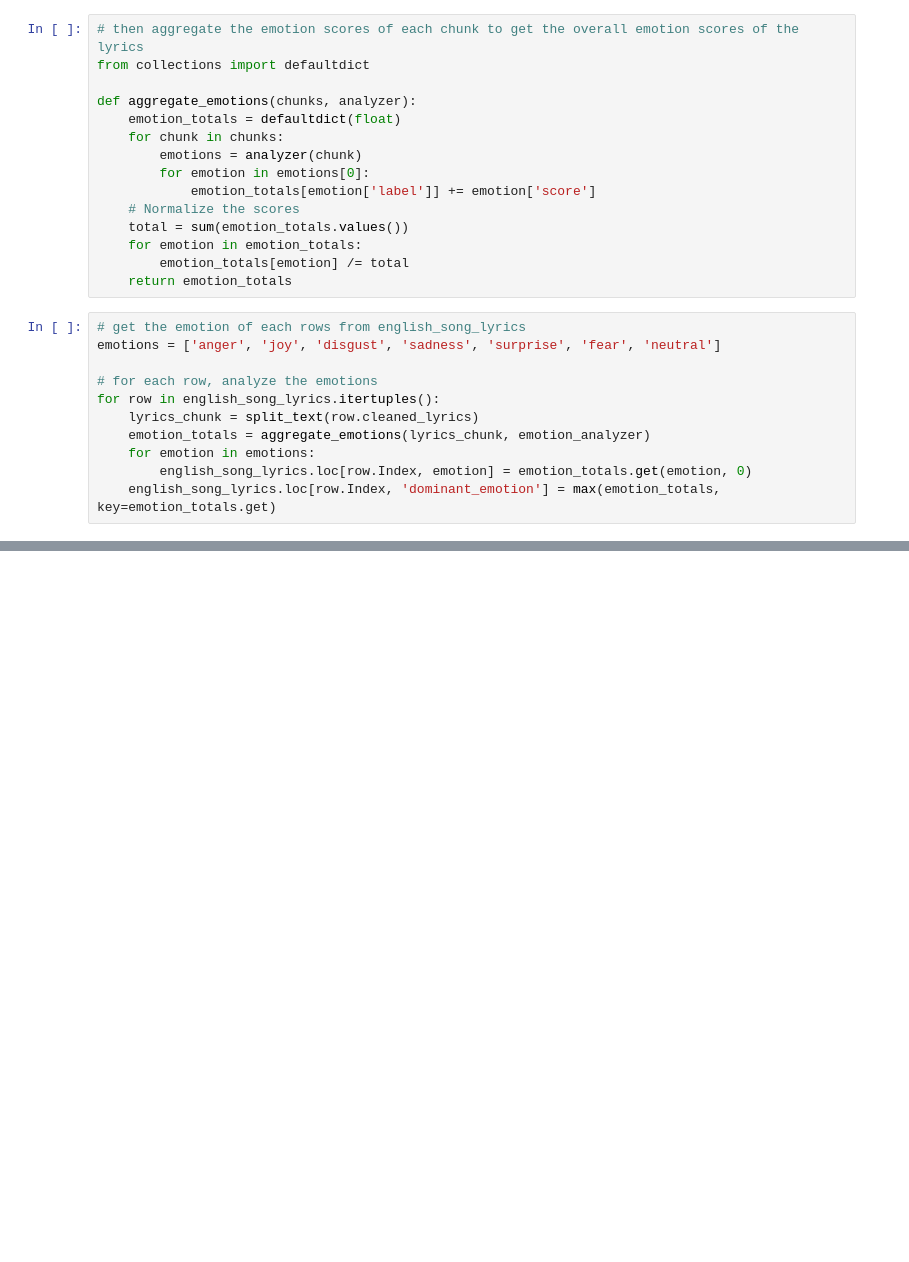
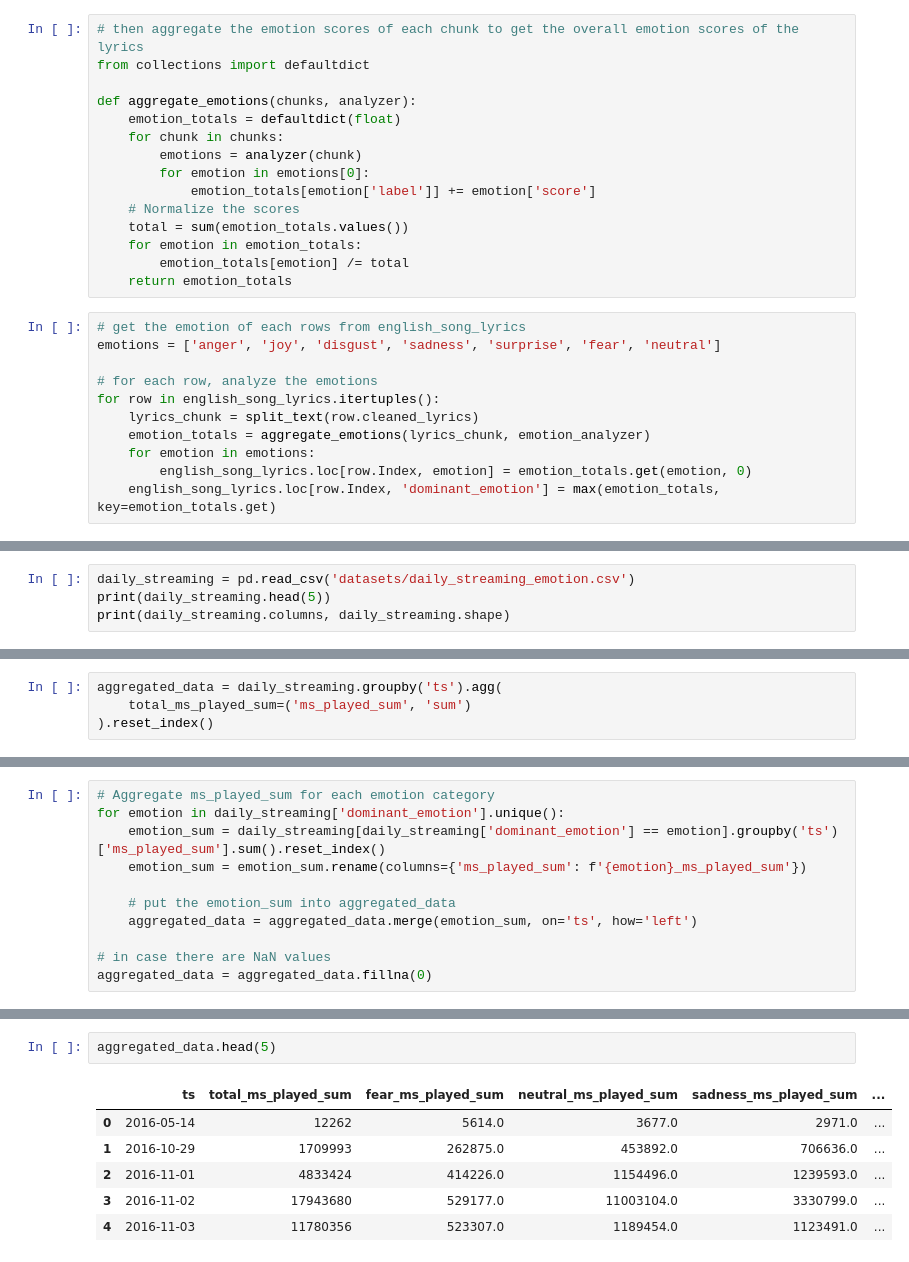
Before and after one commit to nazhifkojaz/Spotify-Analysis-Data-Collection-, a Jupyter notebook: data_preprocessing.ipynb, the cells around one changed output, grey strips where cells are left out. Saved outputs shown, nothing was run; the diff lists cells and outputs as text; blank space fills up the shorter version.

```diff
--- a/data_preprocessing.ipynb
+++ b/data_preprocessing.ipynb
@@ -993,0 +1102,4 @@ neutral
+# %%
+daily_streaming = pd.read_csv('datasets/daily_streaming_emotion.csv')
+print(daily_streaming.head(5))
+print(daily_streaming.columns, daily_streaming.shape)
@@ -993,0 +1124,4 @@ neutral
+# %%
+aggregated_data = daily_streaming.groupby('ts').agg(
+    total_ms_played_sum=('ms_played_sum', 'sum')
+).reset_index()
@@ -993,0 +1144,11 @@ neutral
+# %%
+# Aggregate ms_played_sum for each emotion category
+for emotion in daily_streaming['dominant_emotion'].unique():
+    emotion_sum = daily_streaming[daily_streaming['dominant_emotion'] == emotion].groupby('ts')['ms_played_sum'].sum().reset_index()
+    emotion_sum = emotion_sum.rename(columns={'ms_played_sum': f'{emotion}_ms_played_sum'})
+
+    # put the emotion_sum into aggregated_data
+    aggregated_data = aggregated_data.merge(emotion_sum, on='ts', how='left')
+
+# in case there are NaN values
+aggregated_data = aggregated_data.fillna(0)
@@ -993,0 +1173,9 @@ neutral
+# %%
+aggregated_data.head(5)
+# %% [output]
+|  | ts | total_ms_played_sum | fear_ms_played_sum | neutral_ms_played_sum | sadness_ms_played_sum | ... |
+| 0 | 2016-05-14 | 12262 | 5614.0 | 3677.0 | 2971.0 | ... |
+| 1 | 2016-10-29 | 1709993 | 262875.0 | 453892.0 | 706636.0 | ... |
+| 2 | 2016-11-01 | 4833424 | 414226.0 | 1154496.0 | 1239593.0 | ... |
+| 3 | 2016-11-02 | 17943680 | 529177.0 | 11003104.0 | 3330799.0 | ... |
+| 4 | 2016-11-03 | 11780356 | 523307.0 | 1189454.0 | 1123491.0 | ... |
```
Also changed, not shown: parts of 33 cells of this notebook, 2 other files.
